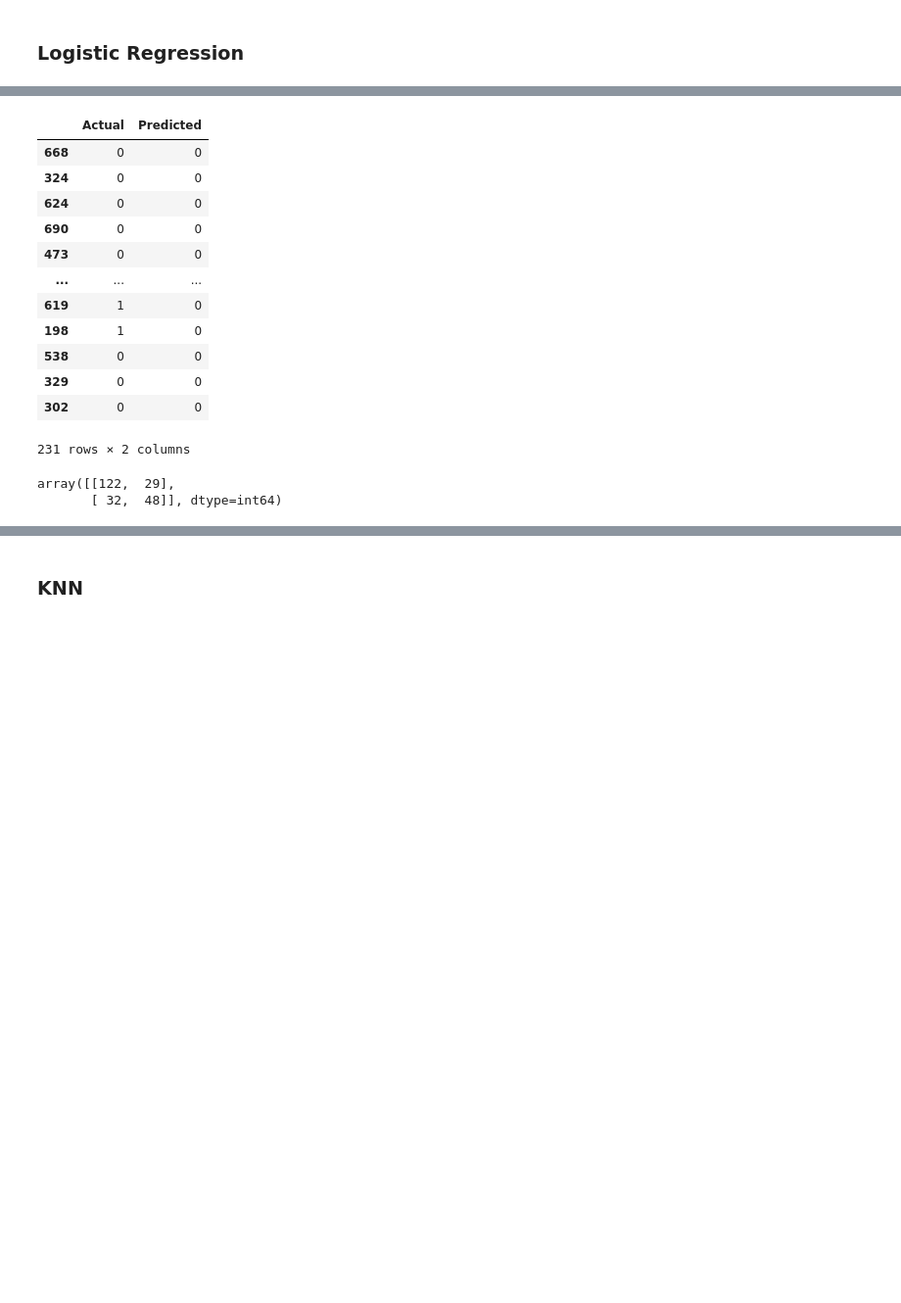
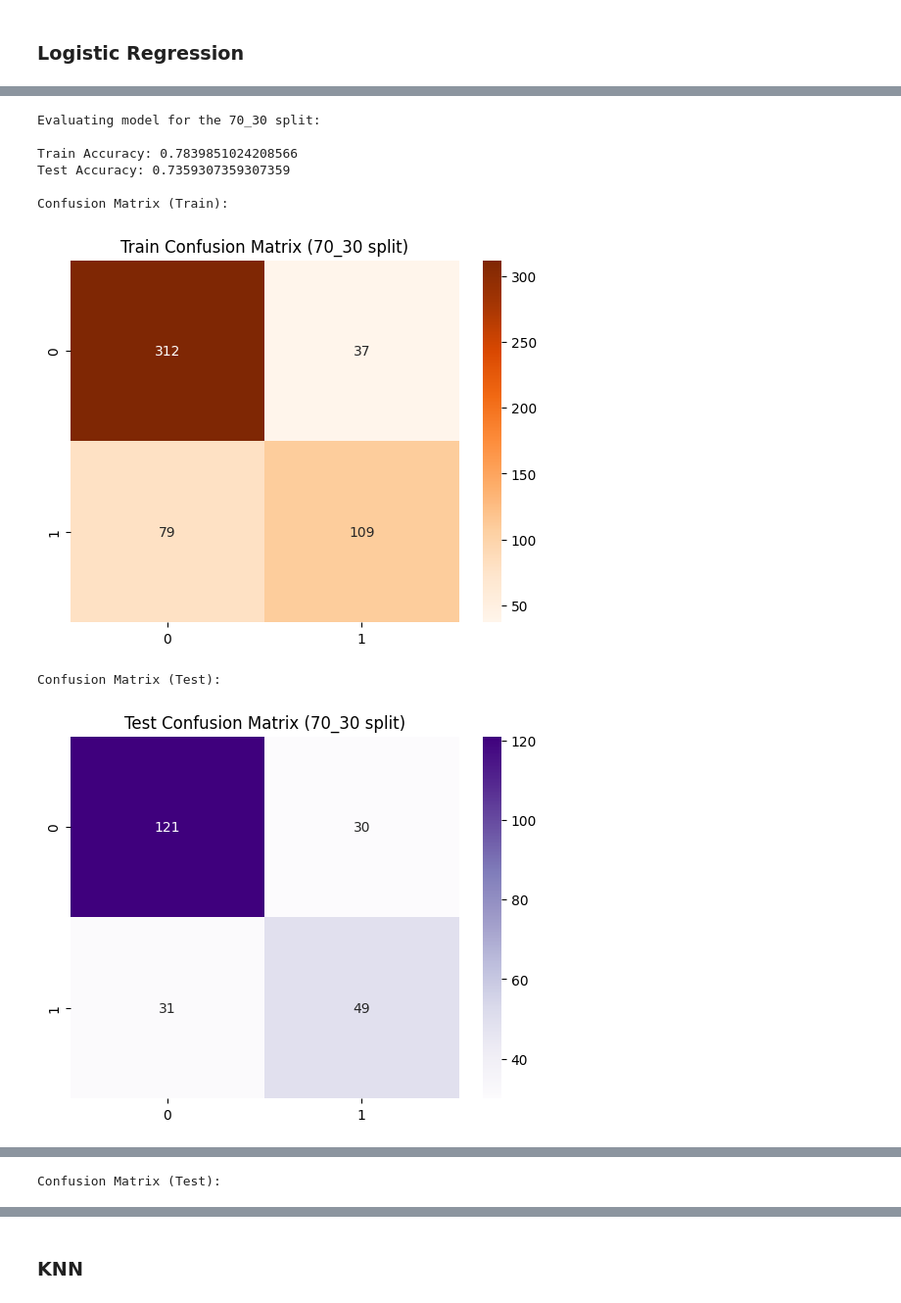
Before and after one commit to Graceyujung/ML, a Jupyter notebook: logistic_knn/Grace_Logistic_KNN.ipynb, the cells around one changed output, grey strips where cells are left out. Shown: that part at 98% size. Drawn from its saved outputs; the diff is of its cells as text; code cells hidden in the pictures; blank space fills up the shorter version.

```diff
--- a/logistic_knn/Grace_Logistic_KNN.ipynb
+++ b/logistic_knn/Grace_Logistic_KNN.ipynb
@@ -53,26 +48,28 @@ plt.show()
 # %%
-X = data.drop('Outcome', axis=1)  # Exclude the target variable 'Outcome'
-Y = data['Outcome']
+from sklearn.preprocessing import RobustScaler
+from sklearn.model_selection import train_test_split
 
-# 70/30 split
-X_train_70, X_test_70, Y_train_70, Y_test_70 = train_test_split(X, Y, test_size=0.3, random_state=42)
+split_ratios = {"70_30": 0.3, "60_40": 0.4}
 
-# 60/40 split
-X_train_60, X_test_60, Y_train_60, Y_test_60 = train_test_split(X, Y, test_size=0.4, random_state=42)
+X = data.drop(columns="Outcome")
+Y = data["Outcome"]
 
-robust_scaler = RobustScaler()
+rs = RobustScaler()
 
-X_train_70_scaled = robust_scaler.fit_transform(X_train_70)
-X_train_60_scaled = robust_scaler.fit_transform(X_train_60)
+scaled_data = {}
 
+for key, test_size in split_ratios.items():
+    X_train, X_test, Y_train, Y_test = train_test_split(X, Y, test_size=test_size, random_state=42)
 
-X_test_70_scaled = robust_scaler.transform(X_test_70)
-X_test_60_scaled = robust_scaler.transform(X_test_60)
+    X_scaled = rs.fit_transform(X_train)
+    X_test_scaled = rs.transform(X_test)
 
-# scaled_features = robust_scaler.fit_transform(X)
-
-# scaled_data = pd.DataFrame(scaled_features, columns=X.columns)
-# scaled_data['Outcome'] = data['Outcome']
+    scaled_data[key] = {
+        "X_train": X_scaled,
+        "X_test": X_test_scaled,
+        "Y_train": Y_train,
+        "Y_test": Y_test
+    }
 # %% [markdown]
 ### Logistic Regression
 # %%
@@ -98,25 +119,13 @@ array([0, 0, 0, 0, 0, 0, 0, 1, 1, 1, 0, 1, 0, 0, 0, 0, 0, 0, 1, 1, 0, 0,
-# %%
-diff_df = pd.DataFrame({'Actual' : Y_test_70, 'Predicted': Y_pred})
-diff_df
-# %% [output]
-|  | Actual | Predicted |
-| 668 | 0 | 0 |
-| 324 | 0 | 0 |
-| 624 | 0 | 0 |
-| 690 | 0 | 0 |
-| 473 | 0 | 0 |
-| ... | ... | ... |
-| 619 | 1 | 0 |
-| 198 | 1 | 0 |
-| 538 | 0 | 0 |
-| 329 | 0 | 0 |
-| 302 | 0 | 0 |
-231 rows × 2 columns
-# %%
-from sklearn.metrics import confusion_matrix
-
-conf_matrix = confusion_matrix(Y_test_70, Y_pred)
-conf_matrix
-# %% [output]
-array([[122,  29],
-       [ 32,  48]], dtype=int64)
+# %%
+lr = LogisticRegression(random_state=16, max_iter=500)
+evaluate_model(lr, scaled_data)
+# %% [output]
+Evaluating model for the 70_30 split:
+
+Train Accuracy: 0.7839851024208566
+Test Accuracy: 0.7359307359307359
+
+Confusion Matrix (Train):
+[figure, added]
+Confusion Matrix (Test):
+[figure, added]
@@ -122,0 +150 @@ array([[122,  29],
+Confusion Matrix (Test):
```
Also changed, not shown: parts of 51 cells of this notebook.
